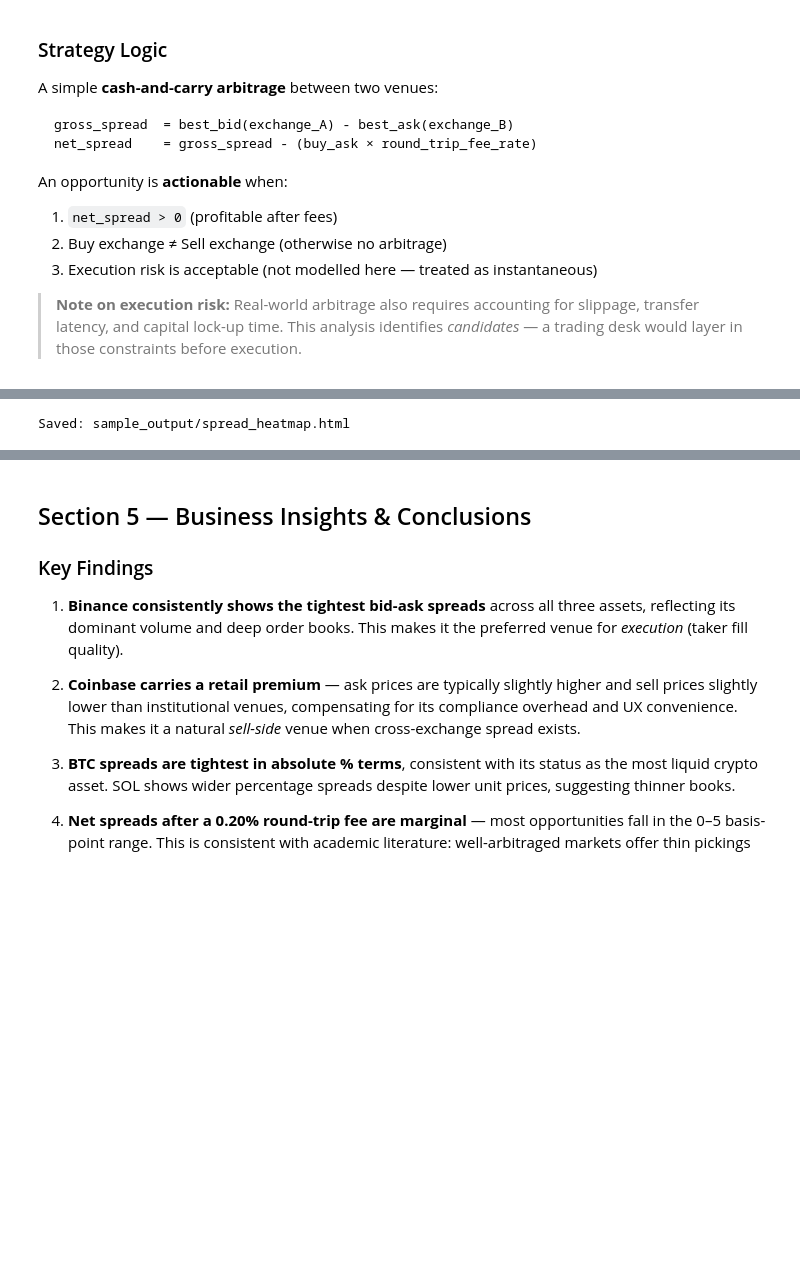
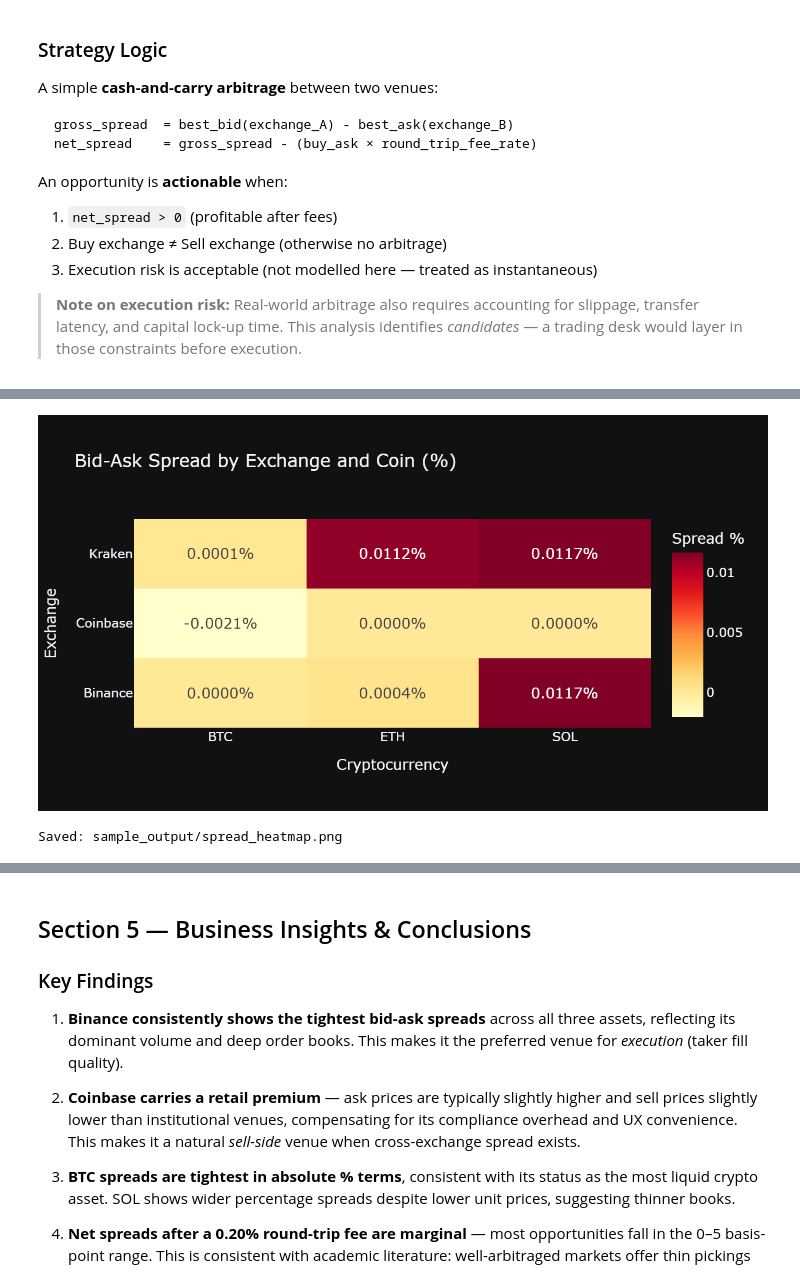
Before and after one commit to SCastilloP14/Multi-Exchange-Crypto-Arbitrage-Analysis, a Jupyter notebook: crypto_arbitrage_analysis.ipynb, the cells around one changed output, grey strips where cells are left out. Saved outputs shown, nothing was run; the diff lists cells and outputs as text; code cells hidden in the pictures; blank space fills up the shorter version.

```diff
--- a/crypto_arbitrage_analysis.ipynb
+++ b/crypto_arbitrage_analysis.ipynb
@@ -519,30 +520,31 @@ Saved: sample_output/price_comparison.html
 # %%
 # ── Chart 2: Bid-ask spread heatmap ─────────────────────────────────────────
 spread_pivot = df.pivot(index='exchange', columns='coin', values='ba_spread_pct')
 
 fig2 = go.Figure(data=go.Heatmap(
     z=spread_pivot.values,
     x=spread_pivot.columns.tolist(),
     y=spread_pivot.index.tolist(),
     colorscale='YlOrRd',
     text=[[f'{v:.4f}%' for v in row] for row in spread_pivot.values],
     texttemplate='%{text}',
     textfont={'size': 14},
     colorbar={'title': 'Spread %'},
 ))
 
 fig2.update_layout(
     title='Bid-Ask Spread by Exchange and Coin (%)',
     template='plotly_dark',
     xaxis_title='Cryptocurrency',
     yaxis_title='Exchange',
     height=380,
 )
-fig2.show()
-fig2.write_html('sample_output/spread_heatmap.html')
-print('Saved: sample_output/spread_heatmap.html')
+fig2.write_image('sample_output/spread_heatmap.png', scale=2)
+display(Image('sample_output/spread_heatmap.png'))
+print('Saved: sample_output/spread_heatmap.png')
 # %% [output]
+[figure, added]
-Saved: sample_output/spread_heatmap.html
+Saved: sample_output/spread_heatmap.png
 # %%
 # ── Chart 3: Gross vs net spread per coin ───────────────────────────────────
 bar_colors = ['#00CC44' if v > 0 else '#FF5555' for v in df_opp['net_spread_pct']]
```
Also changed, not shown: parts of 9 cells of this notebook.
